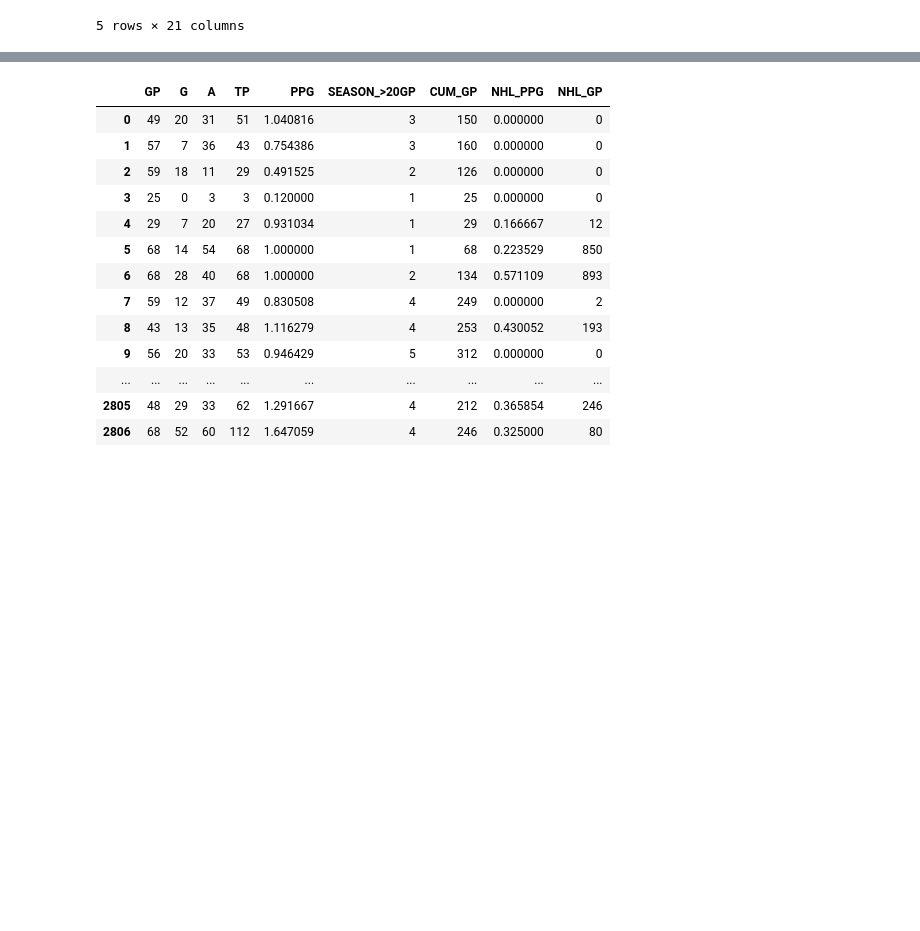
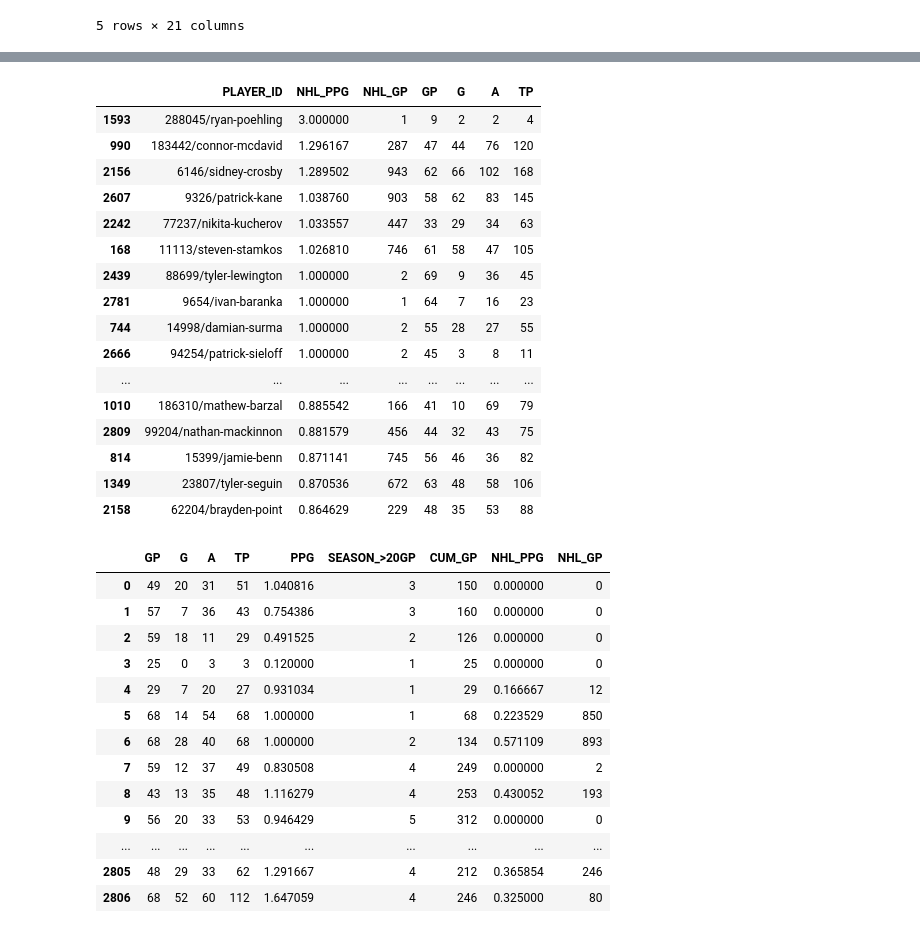
Before and after one commit to kstradinger/Junior-Hockey-Analysis, a Jupyter notebook: drafted_player_analysis.ipynb, the cells around one changed output, grey strips where cells are left out. Drawn from its saved outputs; the diff is of its cells as text; code cells hidden in the pictures; blank space fills up the shorter version.

```diff
--- a/drafted_player_analysis.ipynb
+++ b/drafted_player_analysis.ipynb
@@ -44,3 +43,27 @@ nhl_df.sort_values('NHL_GP', ascending=False)
+# %%
+# Top NHL players by NHL Points per game
+nhl_df.sort_values('NHL_PPG', ascending=False).head(25)
+# These are mostly pretty predictable, with a few outliers having only played a game or two
+
+# Ryan Poehling, the top player by NHL PPG scored a hat trick in his career debut, which happened to be the final game of the 2018-2019 season, which also Happens to be the last game recorded in our dataset
+# %% [output]
+|  | PLAYER_ID | NHL_PPG | NHL_GP | GP | G | A | TP |
+| 1593 | 288045/ryan-poehling | 3.000000 | 1 | 9 | 2 | 2 | 4 |
+| 990 | 183442/connor-mcdavid | 1.296167 | 287 | 47 | 44 | 76 | 120 |
+| 2156 | 6146/sidney-crosby | 1.289502 | 943 | 62 | 66 | 102 | 168 |
+| 2607 | 9326/patrick-kane | 1.038760 | 903 | 58 | 62 | 83 | 145 |
+| 2242 | 77237/nikita-kucherov | 1.033557 | 447 | 33 | 29 | 34 | 63 |
+| 168 | 11113/steven-stamkos | 1.026810 | 746 | 61 | 58 | 47 | 105 |
+| 2439 | 88699/tyler-lewington | 1.000000 | 2 | 69 | 9 | 36 | 45 |
+| 2781 | 9654/ivan-baranka | 1.000000 | 1 | 64 | 7 | 16 | 23 |
+| 744 | 14998/damian-surma | 1.000000 | 2 | 55 | 28 | 27 | 55 |
+| 2666 | 94254/patrick-sieloff | 1.000000 | 2 | 45 | 3 | 8 | 11 |
+| ... | ... | ... | ... | ... | ... | ... | ... |
+| 1010 | 186310/mathew-barzal | 0.885542 | 166 | 41 | 10 | 69 | 79 |
+| 2809 | 99204/nathan-mackinnon | 0.881579 | 456 | 44 | 32 | 43 | 75 |
+| 814 | 15399/jamie-benn | 0.871141 | 745 | 56 | 46 | 36 | 82 |
+| 1349 | 23807/tyler-seguin | 0.870536 | 672 | 63 | 48 | 58 | 106 |
+| 2158 | 62204/brayden-point | 0.864629 | 229 | 48 | 35 | 53 | 88 |
 # %%
 # create a df with only player stats
 stats_df = df.drop(['LEAGUE','PLAYER_ID','POSITION','SEASON','AGE_SEPT_15','SEASON_NO','ONLY_1_SEASON','MIN_3_SEASONS','DY_STATUS','SHOOTS','DRAFTED','NHL_DV'], axis=1)
```
Also changed, not shown: parts of 4 cells of this notebook.
